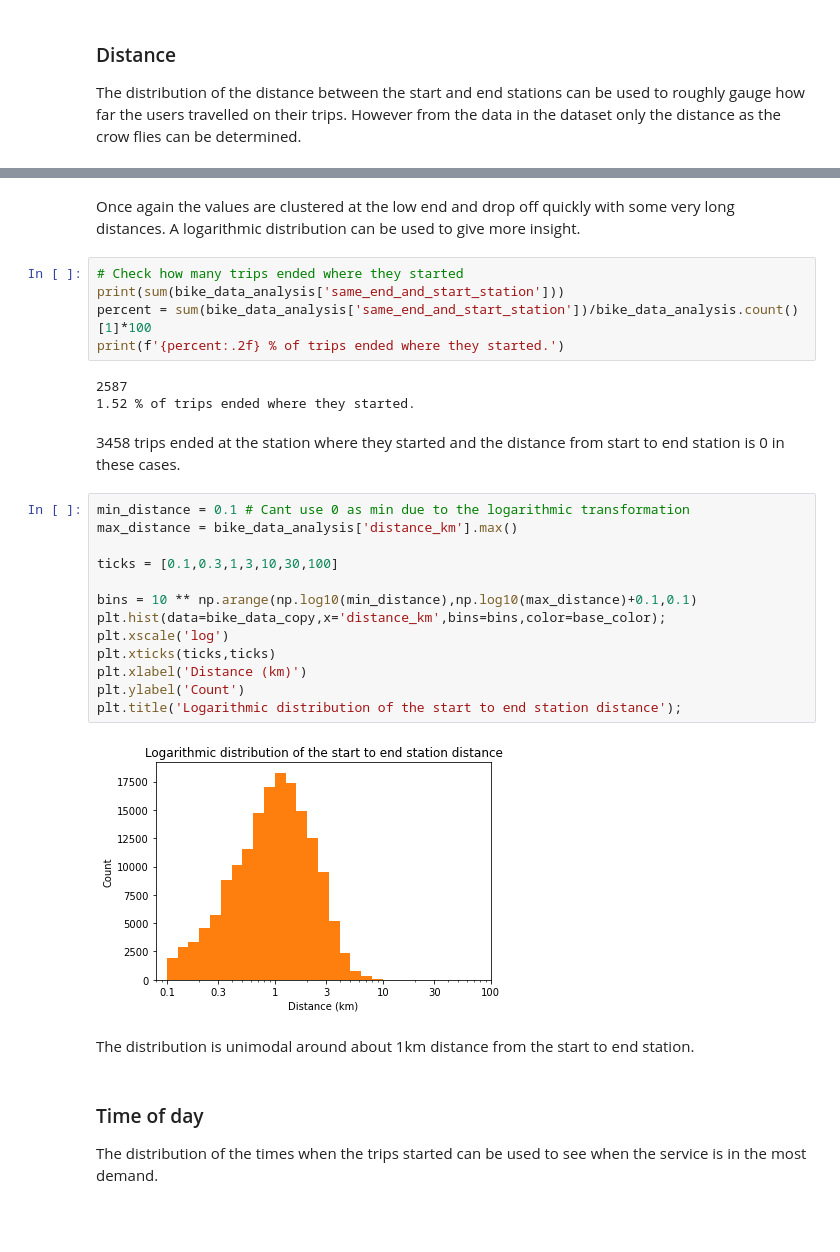
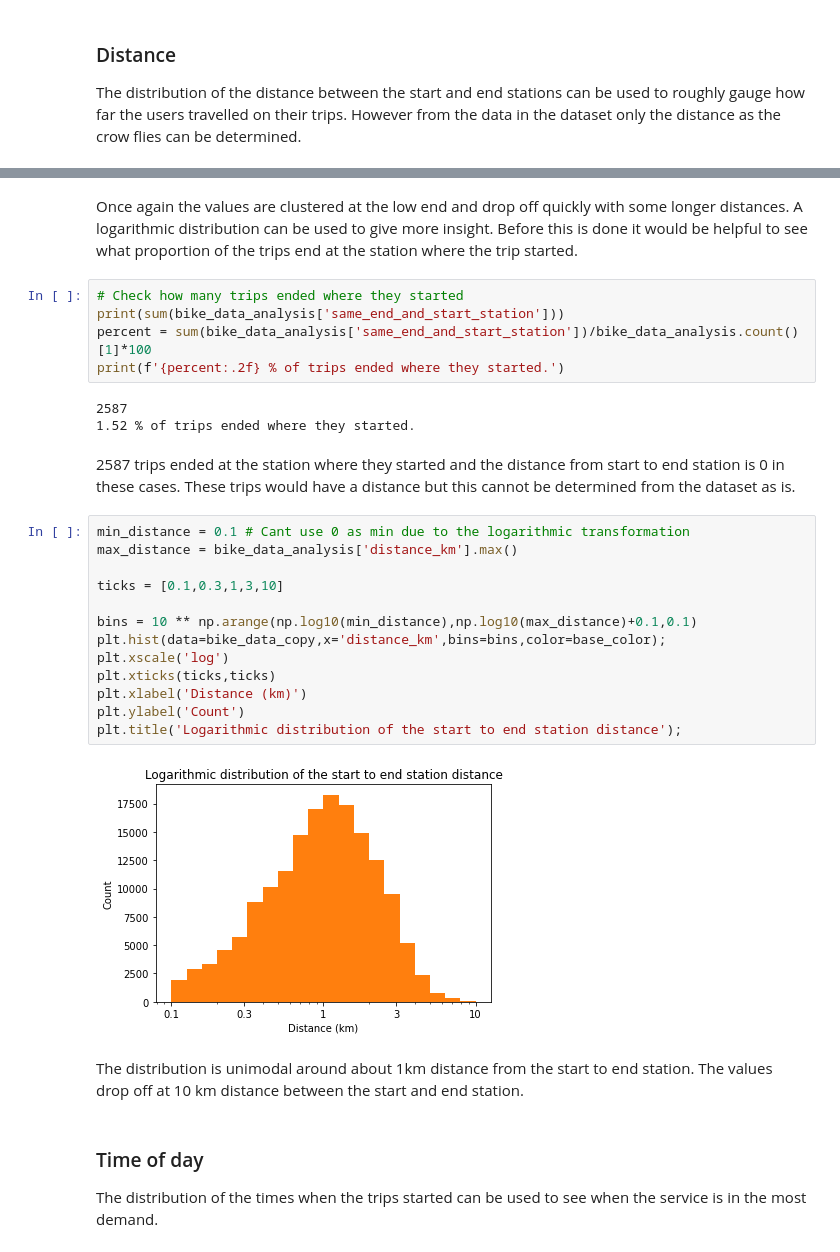
Before and after one commit to LukeConfait/udacity_data_analysis_projects, a Jupyter notebook: project_3/Part_I_exploration_template.ipynb, the cells around one changed output, grey strips where cells are left out. Cells and saved outputs as stored; diff of their text form; blank space fills up the shorter version.

```diff
--- a/project_3/Part_I_exploration_template.ipynb
+++ b/project_3/Part_I_exploration_template.ipynb
@@ -411,5 +403,5 @@ Text(0.5, 1.0, 'Histogram of distance between start and end stations')
 # %% [markdown]
-Once again the values are clustered at the low end and drop off quickly with some very long distances. A logarithmic distribution can be used to give more insight.
+Once again the values are clustered at the low end and drop off quickly with some longer distances. A logarithmic distribution can be used to give more insight. Before this is done it would be helpful to see what proportion of the trips end at the station where the trip started.
 # %%
 # Check how many trips ended where they started
 print(sum(bike_data_analysis['same_end_and_start_station']))
@@ -419,24 +411,24 @@ print(f'{percent:.2f} % of trips ended where they started.')
 2587
 1.52 % of trips ended where they started.
 # %% [markdown]
-3458 trips ended at the station where they started and the distance from start to end station is 0 in these cases.
+2587 trips ended at the station where they started and the distance from start to end station is 0 in these cases. These trips would have a distance but this cannot be determined from the dataset as is.
 # %%
 min_distance = 0.1 # Cant use 0 as min due to the logarithmic transformation
 max_distance = bike_data_analysis['distance_km'].max()
 
-ticks = [0.1,0.3,1,3,10,30,100]
+ticks = [0.1,0.3,1,3,10]
 
 bins = 10 ** np.arange(np.log10(min_distance),np.log10(max_distance)+0.1,0.1)
 plt.hist(data=bike_data_copy,x='distance_km',bins=bins,color=base_color);
 plt.xscale('log')
 plt.xticks(ticks,ticks)
 plt.xlabel('Distance (km)')
 plt.ylabel('Count')
 plt.title('Logarithmic distribution of the start to end station distance');
 # %% [output]
-[figure, old version]
+[figure, new version]
 # %% [markdown]
-The distribution is unimodal around about 1km distance from the start to end station.
+The distribution is unimodal around about 1km distance from the start to end station. The values drop off at 10 km distance between the start and end station.
 # %% [markdown]
 ### Time of day
 The distribution of the times when the trips started can be used to see when the service is in the most demand.
```
Also changed, not shown: parts of 30 cells of this notebook.
